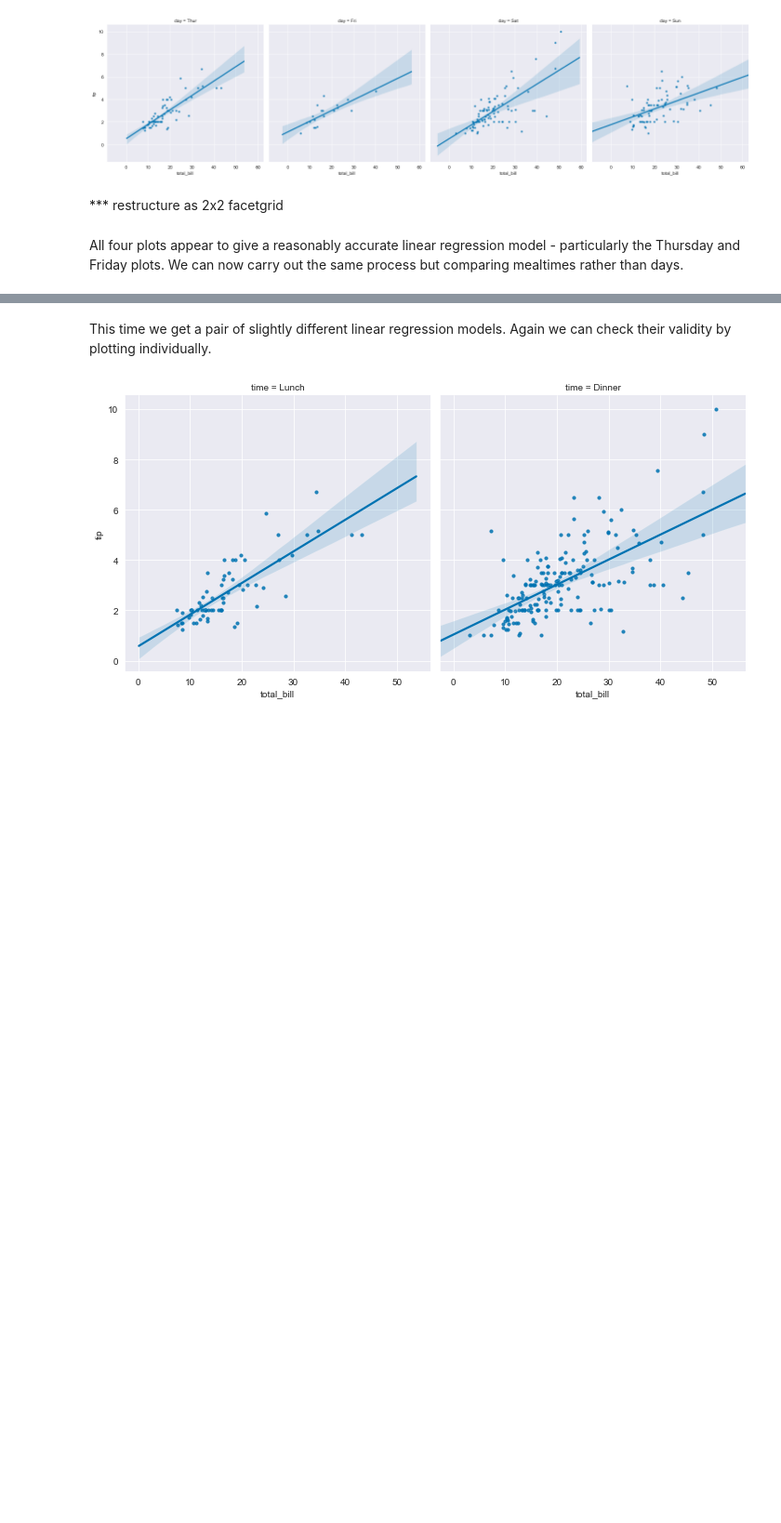
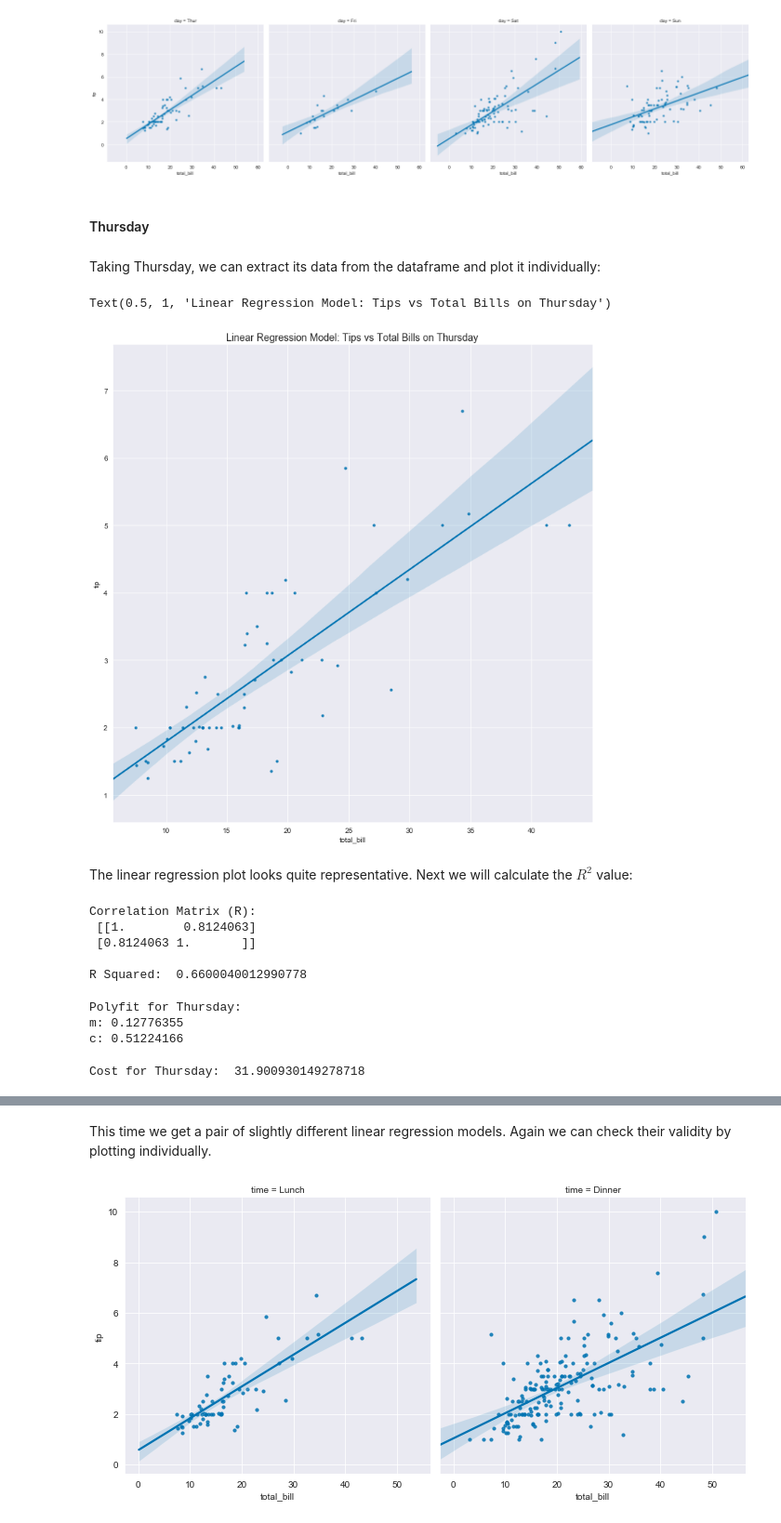
Before and after one commit to Pmcg1/FoDA_Project_2019, a Jupyter notebook: FoDA_Assessment_2019.ipynb, the cells around one changed output, grey strips where cells are left out. Shown at 93% size. Drawn from its saved outputs; the diff is of its cells as text; code cells hidden in the pictures; blank space fills up the shorter version.

```diff
--- a/FoDA_Assessment_2019.ipynb
+++ b/FoDA_Assessment_2019.ipynb
@@ -318,8 +407,45 @@ Interestingly this generates 4 slightly different linear regression models. Befo
 g = sns.lmplot(x="total_bill", y="tip", col="day", data=df, ci=95, scatter_kws={"s": 10})
 # %% [output]
 [figure]
-# %% [markdown]
-*** restructure as 2x2 facetgrid
-# %% [markdown]
-All four plots appear to give a reasonably accurate linear regression model - particularly the Thursday and Friday plots.
-We can now carry out the same process but comparing mealtimes rather than days.
+# %% [markdown]
+#### Thursday
+# %% [markdown]
+Taking Thursday, we can extract its data from the dataframe and plot it individually:
+# %%
+dfThur = df.query('day == "Thur"')
+
+sns.lmplot(x="total_bill", y="tip", data=dfThur, ci=95, scatter_kws={"s": 10}, height=10)
+plt.title('Linear Regression Model: Tips vs Total Bills on Thursday', fontsize=14)
+# %% [output]
+Text(0.5, 1, 'Linear Regression Model: Tips vs Total Bills on Thursday')
+[figure, added]
+# %% [markdown]
+The linear regression plot looks quite representative. Next we will calculate the $R^2$ value:
+# %%
+# R Squared for Thursday
+x = dfThur["total_bill"]
+y = dfThur["tip"]
+
+R = np.corrcoef(x, y)
+print("Correlation Matrix (R): \n", R)
+Rsq = R[0,1]**2
+print("\nR Squared: ",Rsq)
+# %% [output]
+Correlation Matrix (R):
+ [[1.        0.8124063]
+ [0.8124063 1.       ]]
+
+R Squared:  0.6600040012990778
+# %%
+PF = np.polyfit(x, y, 1)
+print("Polyfit for Thursday: ")
+print("m: %10.8f\nc: %10.8f" % (PF[0], PF[1]))
+# %% [output]
+Polyfit for Thursday:
+m: 0.12776355
+c: 0.51224166
+# %%
+C = np.sum((y - (PF[0] * x) - PF[1])**2)
+print("Cost for Thursday: ", C)
+# %% [output]
+Cost for Thursday:  31.900930149278718
```
Also changed, not shown: parts of 100 cells of this notebook.
